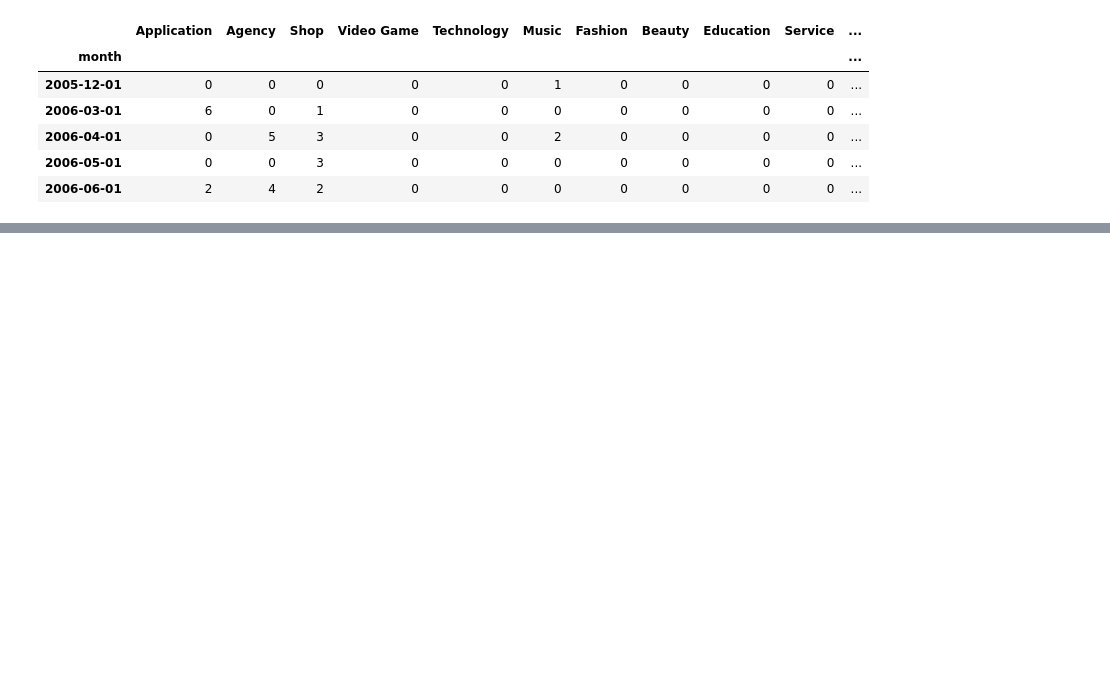
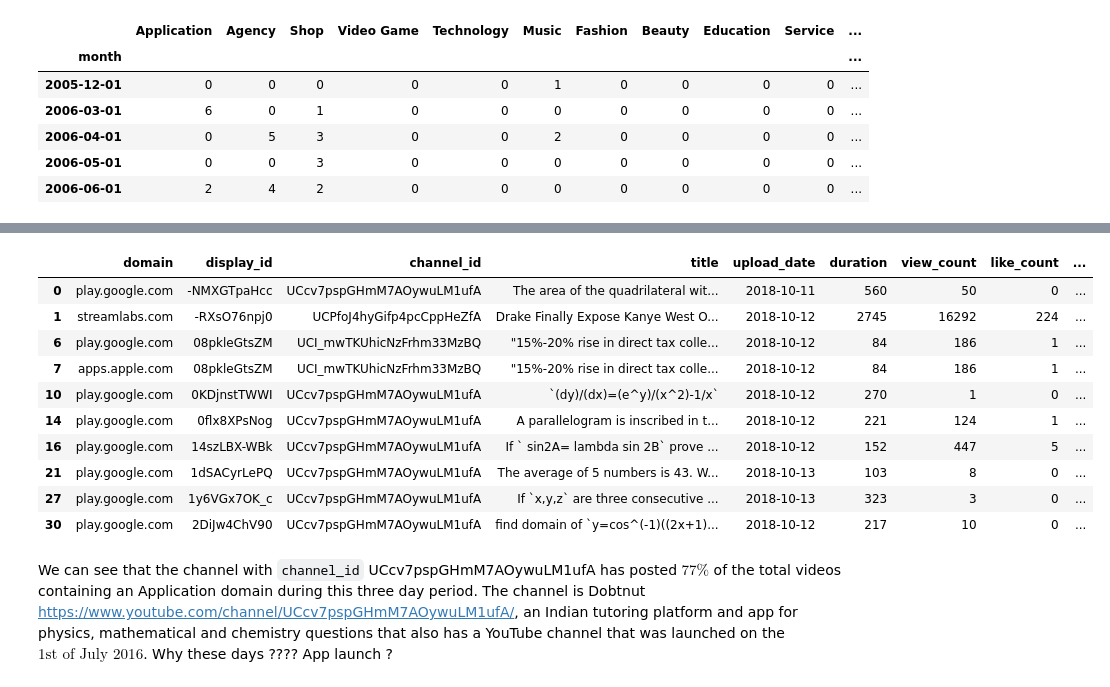
Before and after one commit to epfl-ada/ada-2022-project-fraisetagada, a Jupyter notebook: analysis/agency_analysis.ipynb, the cells around one changed output, grey strips where cells are left out. Saved outputs shown, nothing was run; the diff lists cells and outputs as text; code cells hidden in the pictures; blank space fills up the shorter version.

```diff
--- a/analysis/agency_analysis.ipynb
+++ b/analysis/agency_analysis.ipynb
@@ -489,0 +513,7 @@ TypeError: astype() got an unexpected keyword argument 'inplace'
+# %%
+october_2018_apps = videos \
+    .filter((videos["is_sponsored"]) & (videos["domain_category"] == "Application") & (videos["month"] == "2018-10-01")) \
+    .persist() \
+    .pandas_api() \
+    .astype({"month": "datetime64[ns]", "upload_date": "datetime64[ns]"})
+october_2018_apps.dtypes
@@ -489,0 +577,17 @@ TypeError: astype() got an unexpected keyword argument 'inplace'
+# %%
+october_2018_apps[("2018-10-11" <= october_2018_apps.upload_date) & (october_2018_apps.upload_date < "2018-10-14")].head(10)
+# %% [output]
+|  | domain | display_id | channel_id | title | upload_date | duration | view_count | like_count | ... |
+| 0 | play.google.com | -NMXGTpaHcc | UCcv7pspGHmM7AOywuLM1ufA | The area of the quadrilateral wit... | 2018-10-11 | 560 | 50 | 0 | ... |
+| 1 | streamlabs.com | -RXsO76npj0 | UCPfoJ4hyGifp4pcCppHeZfA | Drake Finally Expose Kanye West O... | 2018-10-12 | 2745 | 16292 | 224 | ... |
+| 6 | play.google.com | 08pkleGtsZM | UCI_mwTKUhicNzFrhm33MzBQ | "15%-20% rise in direct tax colle... | 2018-10-12 | 84 | 186 | 1 | ... |
+| 7 | apps.apple.com | 08pkleGtsZM | UCI_mwTKUhicNzFrhm33MzBQ | "15%-20% rise in direct tax colle... | 2018-10-12 | 84 | 186 | 1 | ... |
+| 10 | play.google.com | 0KDjnstTWWI | UCcv7pspGHmM7AOywuLM1ufA | `(dy)/(dx)=(e^y)/(x^2)-1/x` | 2018-10-12 | 270 | 1 | 0 | ... |
+| 14 | play.google.com | 0flx8XPsNog | UCcv7pspGHmM7AOywuLM1ufA | A parallelogram is inscribed in t... | 2018-10-12 | 221 | 124 | 1 | ... |
+| 16 | play.google.com | 14szLBX-WBk | UCcv7pspGHmM7AOywuLM1ufA | If ` sin2A= lambda sin 2B` prove ... | 2018-10-12 | 152 | 447 | 5 | ... |
+| 21 | play.google.com | 1dSACyrLePQ | UCcv7pspGHmM7AOywuLM1ufA | The average of 5 numbers is 43. W... | 2018-10-13 | 103 | 8 | 0 | ... |
+| 27 | play.google.com | 1y6VGx7OK_c | UCcv7pspGHmM7AOywuLM1ufA | If `x,y,z` are three consecutive ... | 2018-10-13 | 323 | 3 | 0 | ... |
+| 30 | play.google.com | 2DiJw4ChV90 | UCcv7pspGHmM7AOywuLM1ufA | find domain of `y=cos^(-1)((2x+1)... | 2018-10-12 | 217 | 10 | 0 | ... |
+# %% [markdown]
+We can see that the channel with `channel_id` UCcv7pspGHmM7AOywuLM1ufA has posted $77\%$ of the total videos containing an Application domain during this three day period. The channel is Dobtnut [https://www.youtube.com/channel/UCcv7pspGHmM7AOywuLM1ufA/](https://www.youtube.com/channel/UCcv7pspGHmM7AOywuLM1ufA/), an Indian tutoring platform and app for physics, mathematical and chemistry questions that also has a YouTube channel that was launched on the $1\text{st of July }2016$.
+Why these days ???? App launch ?
```
Also changed, not shown: parts of 17 cells of this notebook.
